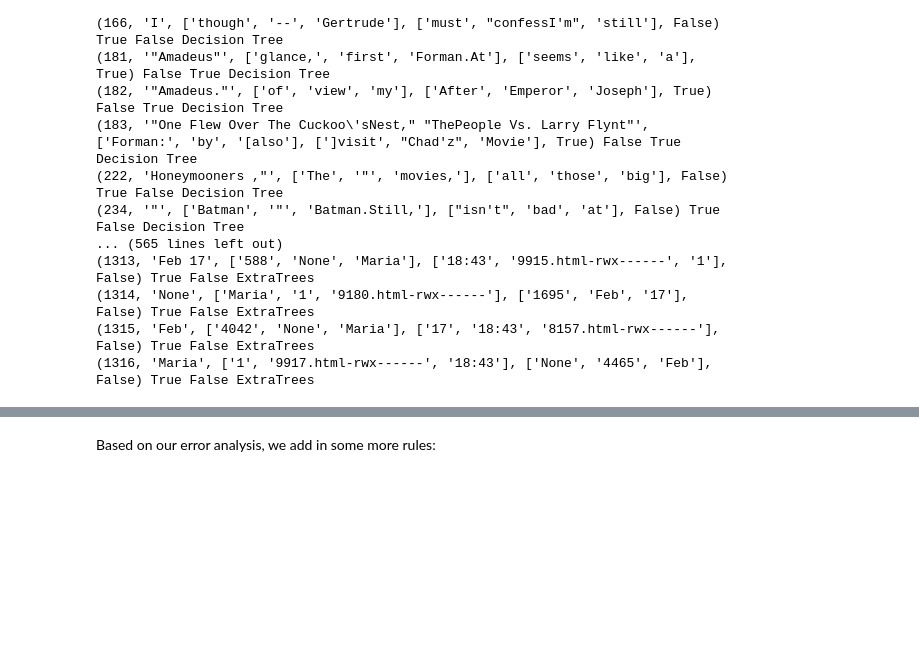
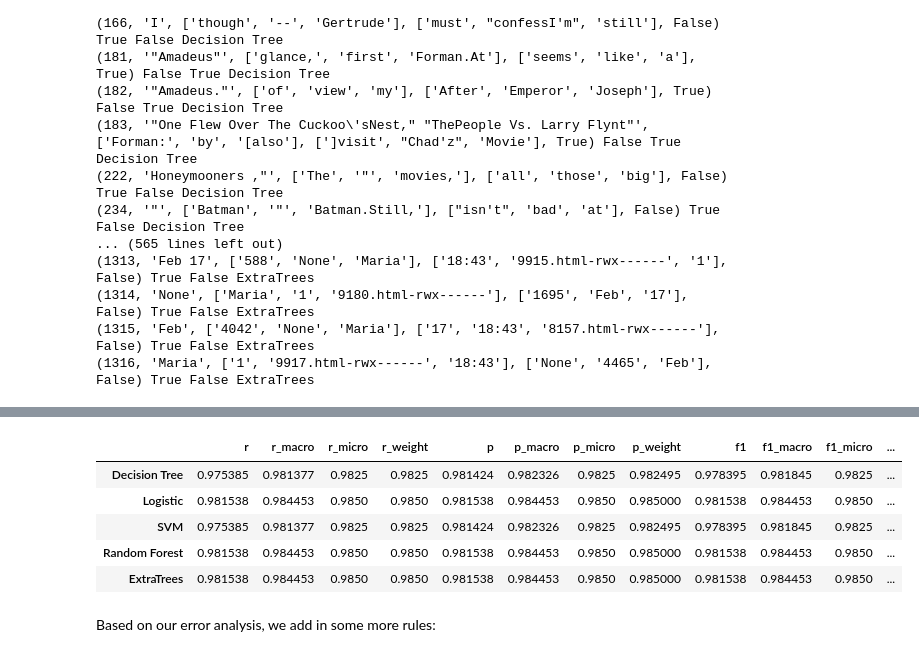
Before and after one commit to mkamenet3/DataScienceProject838, a Jupyter notebook: stage2/Stage 2.ipynb, the cells around one changed output, grey strips where cells are left out. Cells and saved outputs as stored; diff of their text form; code cells hidden in the pictures; blank space fills up the shorter version.

```diff
--- a/stage2/Stage 2.ipynb
+++ b/stage2/Stage 2.ipynb
@@ -577,0 +581,3 @@ for i in idlist:
+# %%
+df_set3_1 = featureGen(set3)
+df_set3_1.head(n=10)
@@ -578,3 +597,23 @@ for i in idlist:
+# %%
+X = df_set3_1.ix[:, df_set3_1.columns != 'isPositive'].values
+y = np.ravel(df_set3_1[['isPositive']].values)
+# %%
+crossv = False
+nfolds = 10
+
+if crossv == True:
+    result = MLmodels(X, y, nfolds, crossv)
+else:
+    (result,idlist) = MLmodels(X, y, nfolds,crossv)
+# %%
+result
+# %% [output]
+|  | r | r_macro | r_micro | r_weight | p | p_macro | p_micro | p_weight | f1 | f1_macro | f1_micro | ... |
+| Decision Tree | 0.975385 | 0.981377 | 0.9825 | 0.9825 | 0.981424 | 0.982326 | 0.9825 | 0.982495 | 0.978395 | 0.981845 | 0.9825 | ... |
+| Logistic | 0.981538 | 0.984453 | 0.9850 | 0.9850 | 0.981538 | 0.984453 | 0.9850 | 0.985000 | 0.981538 | 0.984453 | 0.9850 | ... |
+| SVM | 0.975385 | 0.981377 | 0.9825 | 0.9825 | 0.981424 | 0.982326 | 0.9825 | 0.982495 | 0.978395 | 0.981845 | 0.9825 | ... |
+| Random Forest | 0.981538 | 0.984453 | 0.9850 | 0.9850 | 0.981538 | 0.984453 | 0.9850 | 0.985000 | 0.981538 | 0.984453 | 0.9850 | ... |
+| ExtraTrees | 0.981538 | 0.984453 | 0.9850 | 0.9850 | 0.981538 | 0.984453 | 0.9850 | 0.985000 | 0.981538 | 0.984453 | 0.9850 | ... |
 # %% [markdown]
 Based on our error analysis, we add in some more rules:
 # %%
```
Also changed, not shown: parts of 3 cells of this notebook.
